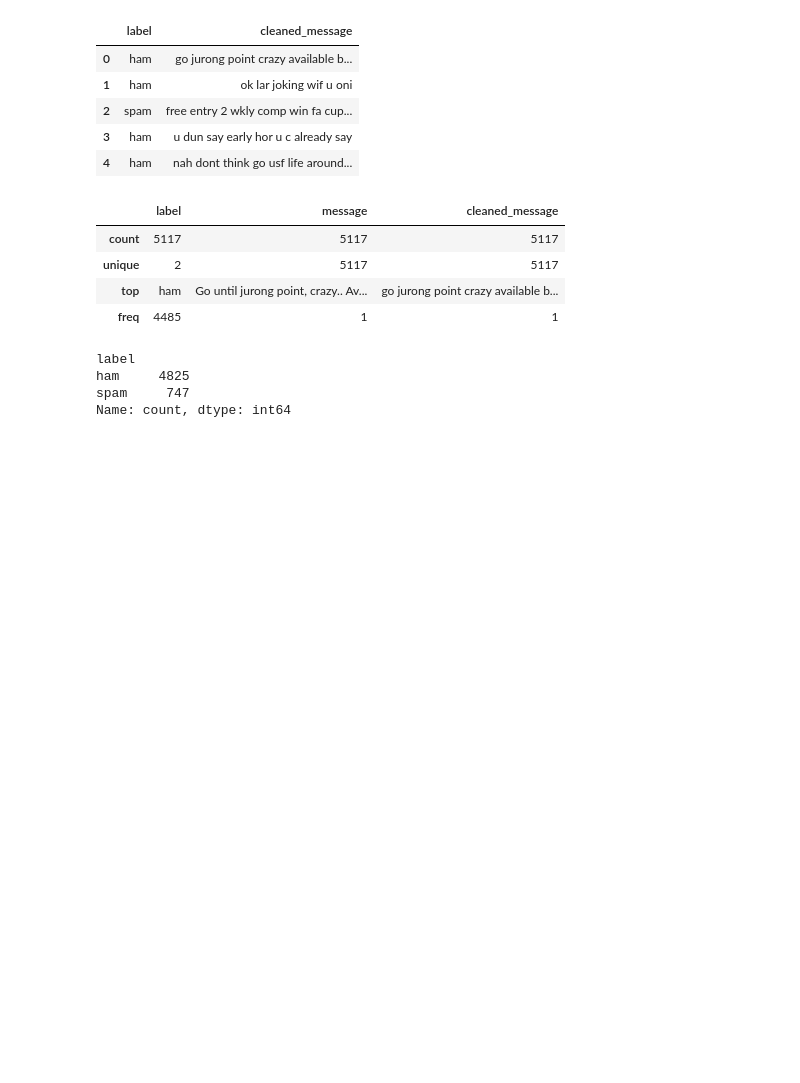
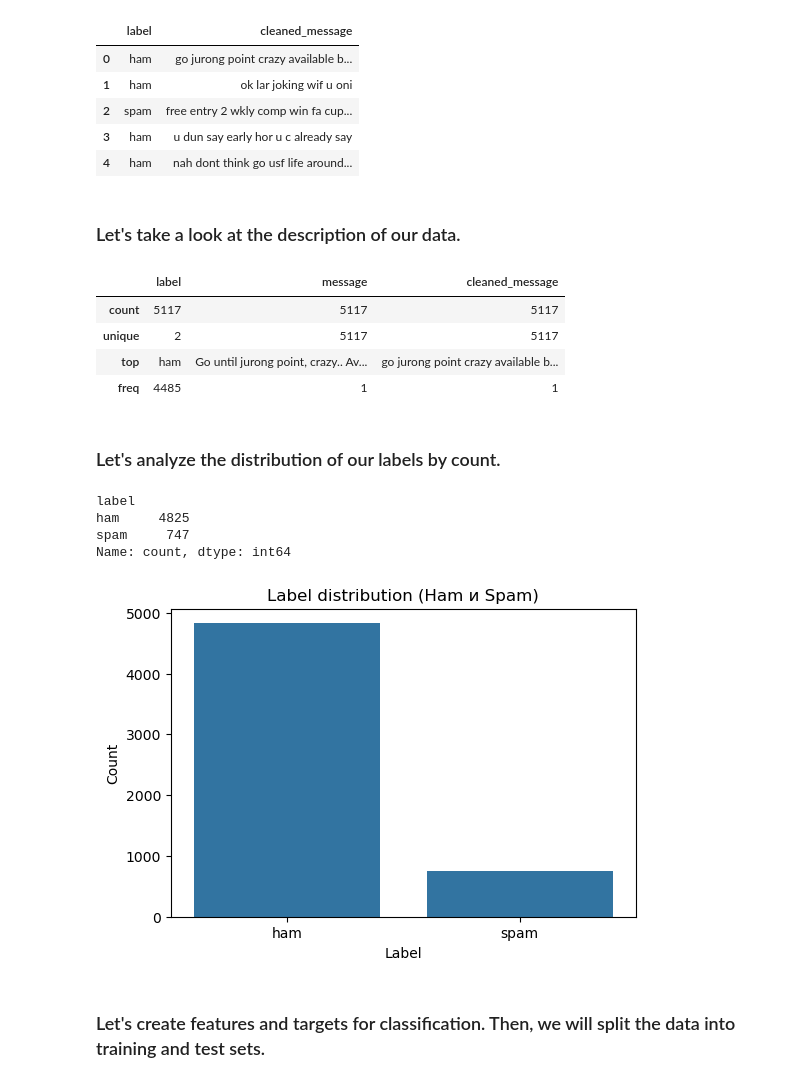
Before and after one commit to sshiyami/Spam_classifier, a Jupyter notebook: Spam_classifier.ipynb, the cells around one changed output. Cells and saved outputs as stored; diff of their text form; code cells hidden in the pictures; blank space fills up the shorter version.

Commit message:
Update Spam_classifier.ipynb
added models creation, some comments? started work with tf-idf featuring

```diff
--- a/Spam_classifier.ipynb
+++ b/Spam_classifier.ipynb
@@ -78,6 +89,8 @@ data_dcleanned.head()
 | 2 | spam | free entry 2 wkly comp win fa cup... |
 | 3 | ham | u dun say early hor u c already say |
 | 4 | ham | nah dont think go usf life around... |
+# %% [markdown]
+### Let's take a look at the description of our data.
 # %%
 data_cleaned.describe()
 # %% [output]
@@ -86,6 +99,8 @@ data_cleaned.describe()
 | unique | 2 | 5117 | 5117 |
 | top | ham | Go until jurong point, crazy.. Av... | go jurong point crazy available b... |
 | freq | 4485 | 1 | 1 |
+# %% [markdown]
+### Let's analyze the distribution of our labels by count.
 # %%
 data['label'].value_counts()
 # %% [output]
@@ -93,3 +108,18 @@ label
 ham     4825
 spam     747
 Name: count, dtype: int64
+# %%
+import matplotlib.pyplot as plt
+import seaborn as sns
+
+
+plt.figure(figsize=(6, 4)) #creating histogramm
+sns.countplot(x='label', data=data)
+plt.title('Label distribution (Ham и Spam)')
+plt.xlabel('Label')
+plt.ylabel('Count')
+plt.show()
+# %% [output]
+[figure, added]
+# %% [markdown]
+### Let's create features and targets for classification. Then, we will split the data into training and test sets.
```
Also changed, not shown: parts of 23 cells of this notebook.
